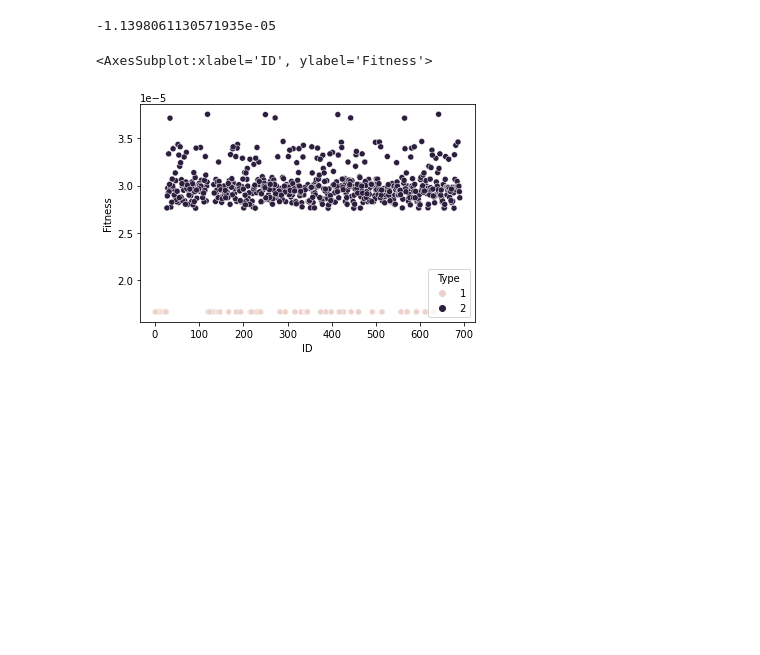
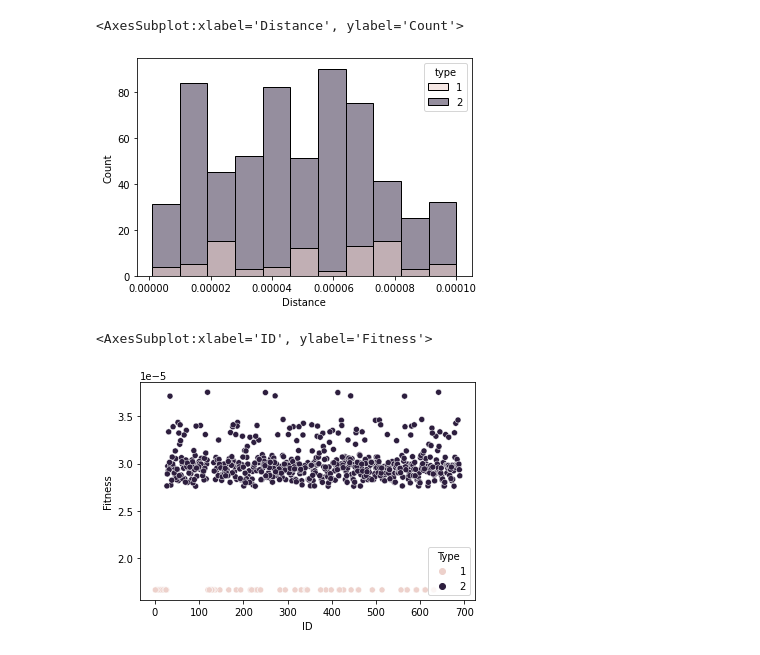
Before and after one commit to Jsakkos/nufeb_tools, a Jupyter notebook: notebooks/neighbor.ipynb, the cells around one changed output. Cells and saved outputs as stored; diff of their text form; code cells hidden in the pictures; blank space fills up the shorter version.

```diff
--- a/notebooks/neighbor.ipynb
+++ b/notebooks/neighbor.ipynb
@@ -11,30 +11,12 @@ from scipy.optimize import curve_fit
 # %%
 x = utils.get_data(test=True)
 #x.single_cell_growth()
-# %%
-def get_fitness(trajectory,timestep,cellID):
-    if trajectory.h5['type'].__contains__(str(timestep)):
-        cell_type = trajectory.h5['type'][str(timestep)][np.where(trajectory.h5['id'][str(timestep)].__array__() == cellID)[0][0]]
-    else:
-        print('Timestep or cell ID not found')
-        return
-    if cell_type == 1:
-        metadata = trajectory.metadata['cyano']
-        light = trajectory.get_local_con('sub',timestep,cellID)
-        co2 = trajectory.get_local_con('co2',timestep,cellID)
-        fitness = metadata['GrowthRate'] * (light / (metadata['K_s']['sub'] + light)) * (co2 / (metadata['K_s']['co2'] + co2))
-        return fitness
-    elif cell_type == 2:
-        metadata = trajectory.metadata['ecw']
-        suc = trajectory.get_local_con('suc',timestep,cellID)
-        o2 = trajectory.get_local_con('o2',timestep,cellID)
-        maintenance = metadata['GrowthParams']['Maintenance'] * (o2 / (metadata['K_s']['o2'] + o2))
-        decay = metadata['GrowthParams']['Decay']
-        fitness = metadata['GrowthRate'] * (suc / (metadata['K_s']['suc'] + suc)) * (o2 / (metadata['K_s']['o2'] + o2))
-        return fitness - maintenance - decay
-get_fitness(x,1000,95)
-# %% [output]
--1.1398061130571935e-05
+# %%
+neigh = x.get_neighbor_distance(95,10000)
+sns.histplot(x='Distance',hue='type',data=neigh)
+# %% [output]
+<AxesSubplot:xlabel='Distance', ylabel='Count'>
+[figure, added]
 # %%
 fitness = list()
 for cell,type_ in zip(x.h5['id']['10000'].__iter__(),x.h5['type']['10000'].__iter__()):
```
Also changed, not shown: parts of 1 cell of this notebook, 1 other file.
